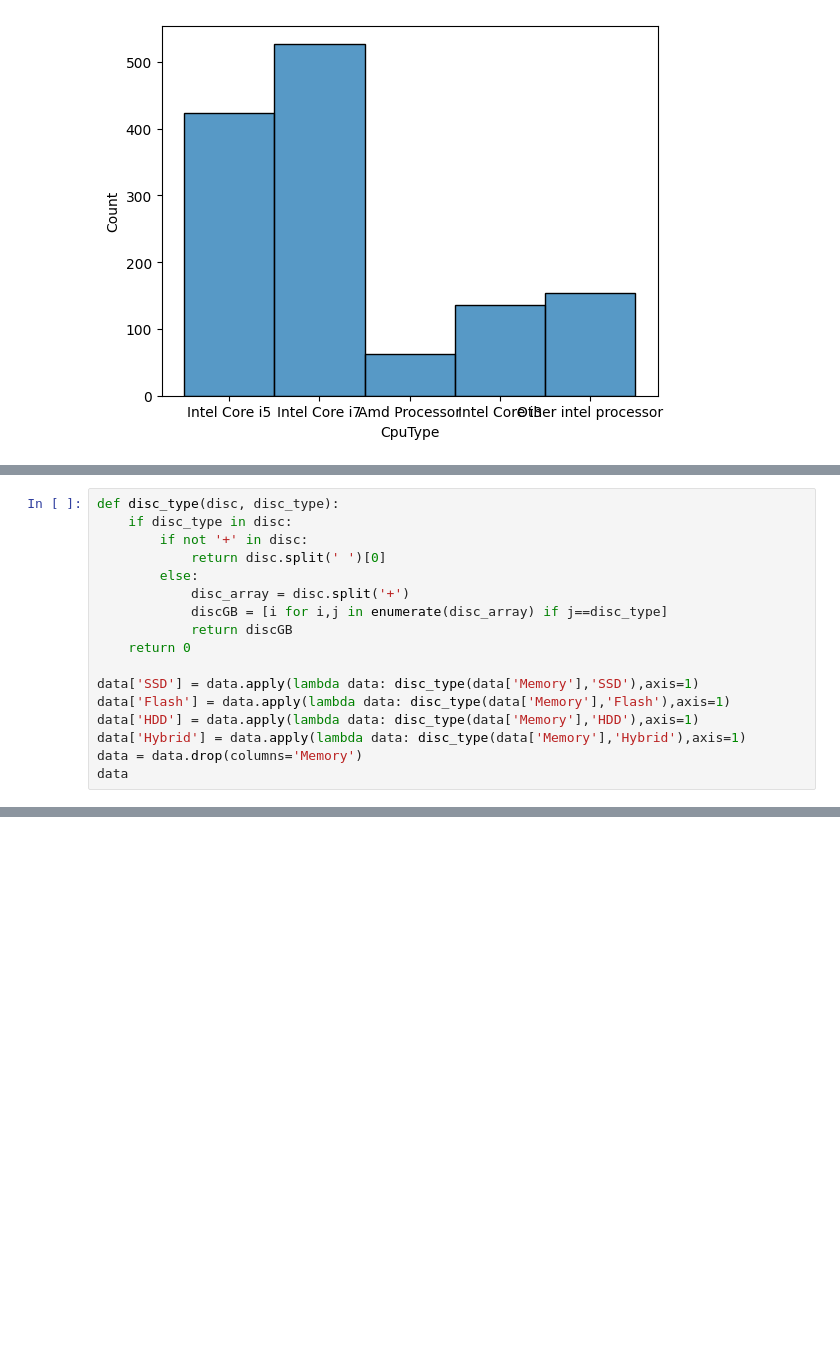
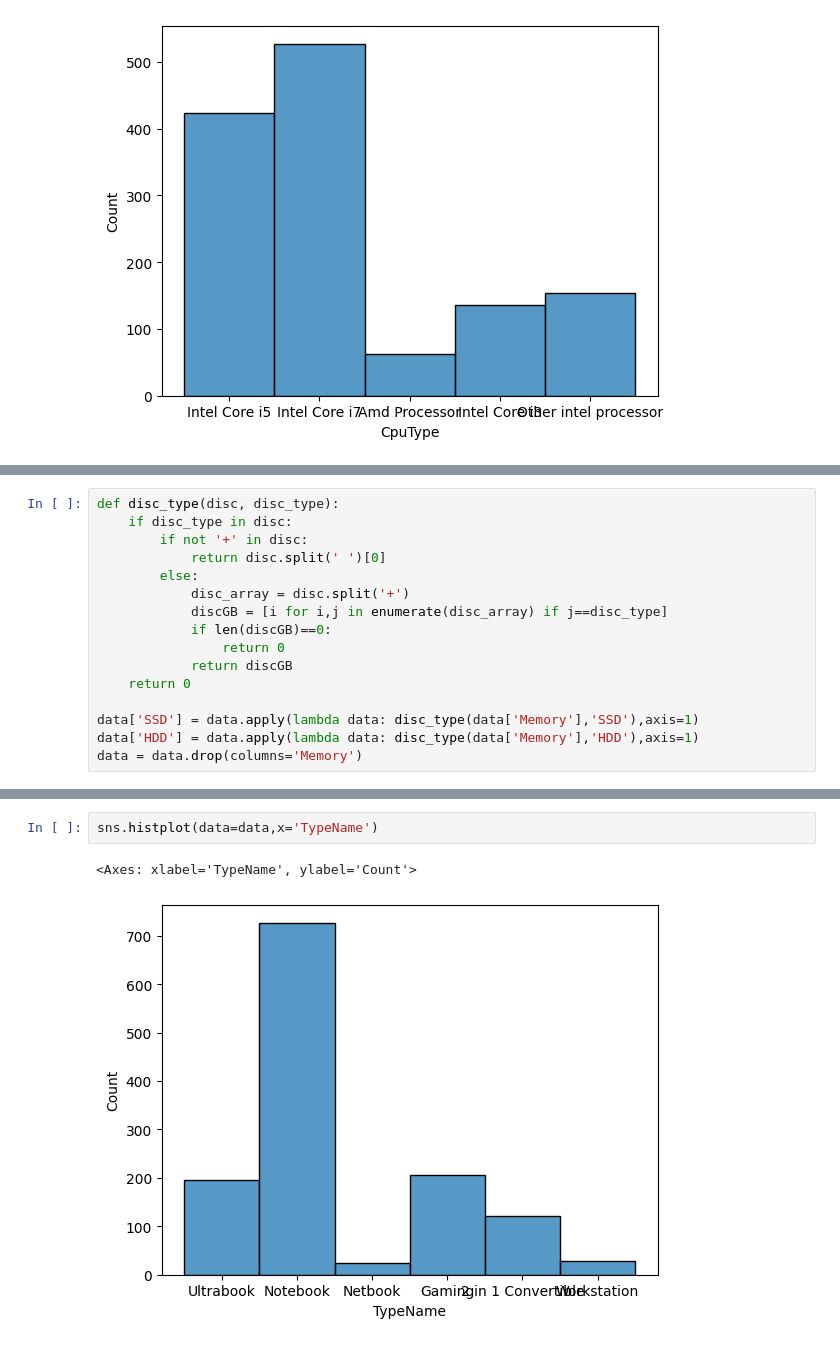
Before and after one commit to Terminator-True/Laptop-price-predictor, a Jupyter notebook: main.ipynb, the cells around one changed output, grey strips where cells are left out. Cells and saved outputs as stored; diff of their text form; blank space fills up the shorter version.

```diff
--- a/main.ipynb
+++ b/main.ipynb
@@ -218,12 +225,11 @@ def disc_type(disc, disc_type):
         else:
             disc_array = disc.split('+')
             discGB = [i for i,j in enumerate(disc_array) if j==disc_type]
+            if len(discGB)==0:
+                return 0
             return discGB
     return 0
 
 data['SSD'] = data.apply(lambda data: disc_type(data['Memory'],'SSD'),axis=1)
-data['Flash'] = data.apply(lambda data: disc_type(data['Memory'],'Flash'),axis=1)
 data['HDD'] = data.apply(lambda data: disc_type(data['Memory'],'HDD'),axis=1)
-data['Hybrid'] = data.apply(lambda data: disc_type(data['Memory'],'Hybrid'),axis=1)
 data = data.drop(columns='Memory')
-data
@@ -243,0 +236,5 @@ data
+# %%
+sns.histplot(data=data,x='TypeName')
+# %% [output]
+<Axes: xlabel='TypeName', ylabel='Count'>
+[figure, added]
```
Also changed, not shown: parts of 25 cells of this notebook, 2 other files.
